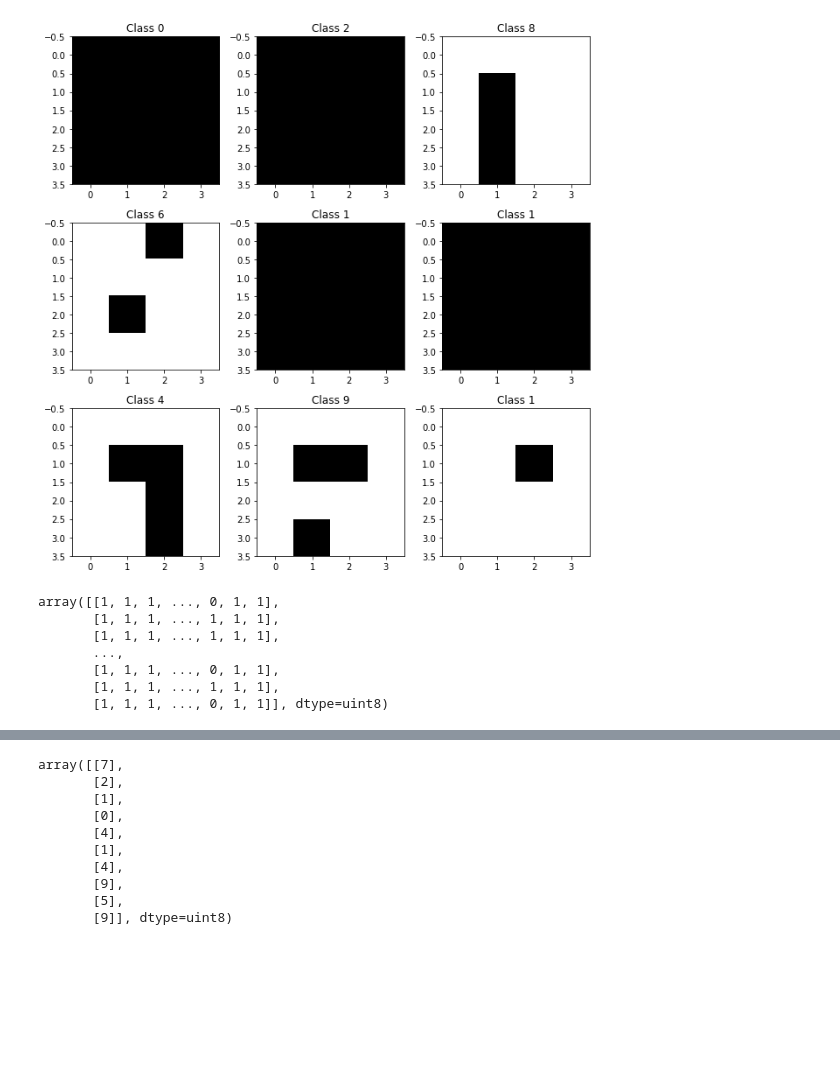
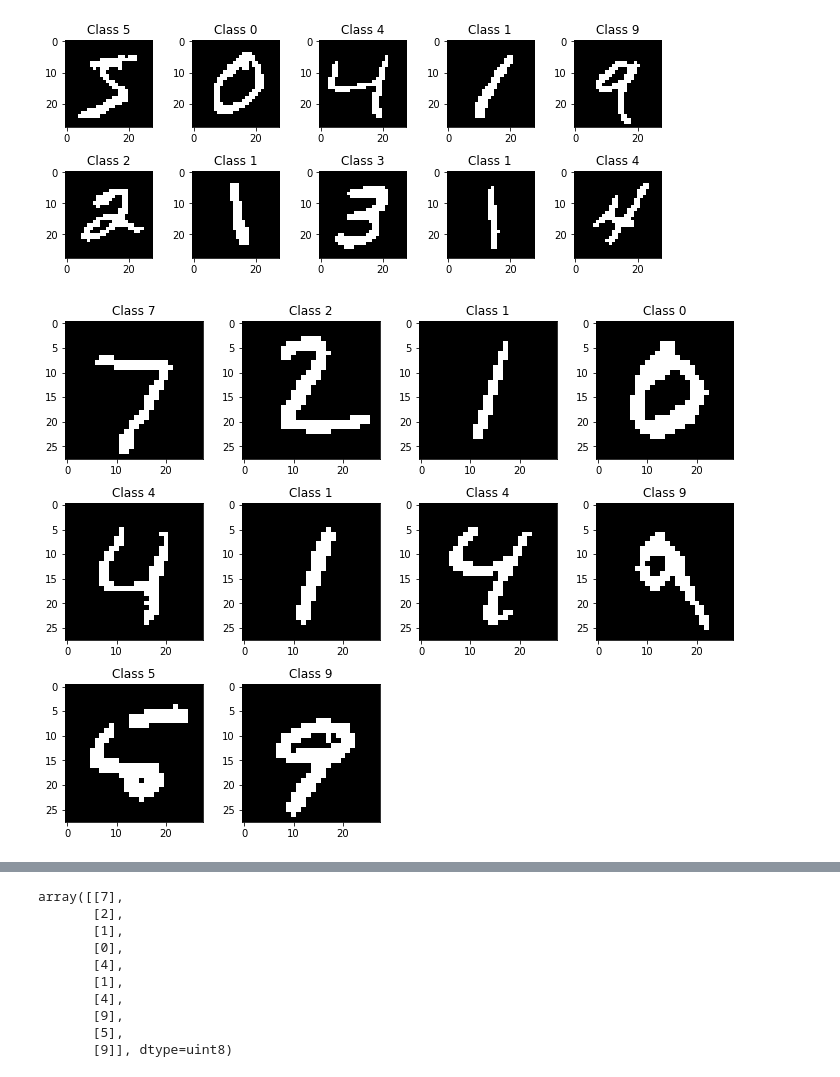
Before and after one commit to DeeeeepLearning/DeepLearning, a Jupyter notebook: mnist.ipynb, the cells around one changed output, grey strips where cells are left out. Drawn from its saved outputs; the diff is of its cells as text; code cells hidden in the pictures; blank space fills up the shorter version.

```diff
--- a/mnist.ipynb
+++ b/mnist.ipynb
@@ -43,3 +36,9 @@ for i in range(X_test.shape[0]):
+# %%
+X_train[X_train >= 128] = 255
+X_test[X_test >= 128] = 255
+# %%
+X_train[X_train < 128] = 0
+X_test[X_test < 128] = 0
 # %%
 X_train.shape
 # %% [output]
@@ -50,0 +50,10 @@ y_train.shape
+# %%
+y_train_m = np.array([nb_to_array(5)])
+for i in range(y_train.shape[0]):
+    y_train_m = np.append(y_train_m, [nb_to_array(y_train[i])], axis=0)
+y_train_m = np.delete(y_train_m, 0, axis=0)
+# %%
+y_test_m = np.array([nb_to_array(5)])
+for i in range(y_test.shape[0]):
+    y_test_m = np.append(y_test_m, [nb_to_array(y_test[i])], axis=0)
+y_test_m = np.delete(y_test_m, 0, axis=0)
@@ -62,27 +93,29 @@ Après normalisation : Minimum = 0.0, Maximum = 1.0
 # %%
 plt.rcParams['figure.figsize'] = (9,9) # Make the figures a bit bigger
 
-for i in range(9):
-    plt.subplot(3,3,i+1)
-    num = random.randint(0, len(X_train))
-    plt.imshow(X_train[num], cmap='gray', interpolation='none')
-    plt.title("Class {}".format(y_train[num]))
+for i in range(10):
+    plt.subplot(5,5,i+1)
+    plt.imshow(X_train[i], cmap='gray', interpolation='none')
+    plt.title("Class {}".format(y_train[i]))
 
 plt.tight_layout()
 # %% [output]
-[figure, old version]
+[figure, new version]
+# %%
+plt.rcParams['figure.figsize'] = (10,10) # Make the figures a bit bigger
+
+for i in range(10):
+
+    plt.subplot(4,4,i+1)
+    plt.rcParams['figure.figsize'] = (10,10) # Make the figures a bit bigger
+    plt.imshow(X_test[i], cmap='gray', interpolation='none')
+    plt.title("Class {}".format(y_test[i]))
+
+plt.tight_layout()
+# %% [output]
+[figure, added]
 # %%
 X_train = X_train.reshape(X_train.shape[0], X_train.shape[1]*X_train.shape[2])
 X_test = X_test.reshape(X_test.shape[0], X_test.shape[1]*X_test.shape[2])
 # %%
 X_train = X_train.astype('uint8')
-# %%
-X_train
-# %% [output]
-array([[1, 1, 1, ..., 0, 1, 1],
-       [1, 1, 1, ..., 1, 1, 1],
-       [1, 1, 1, ..., 1, 1, 1],
-       ...,
-       [1, 1, 1, ..., 0, 1, 1],
-       [1, 1, 1, ..., 1, 1, 1],
-       [1, 1, 1, ..., 0, 1, 1]], dtype=uint8)
```
Also changed, not shown: parts of 42 cells of this notebook, 2 other files.
